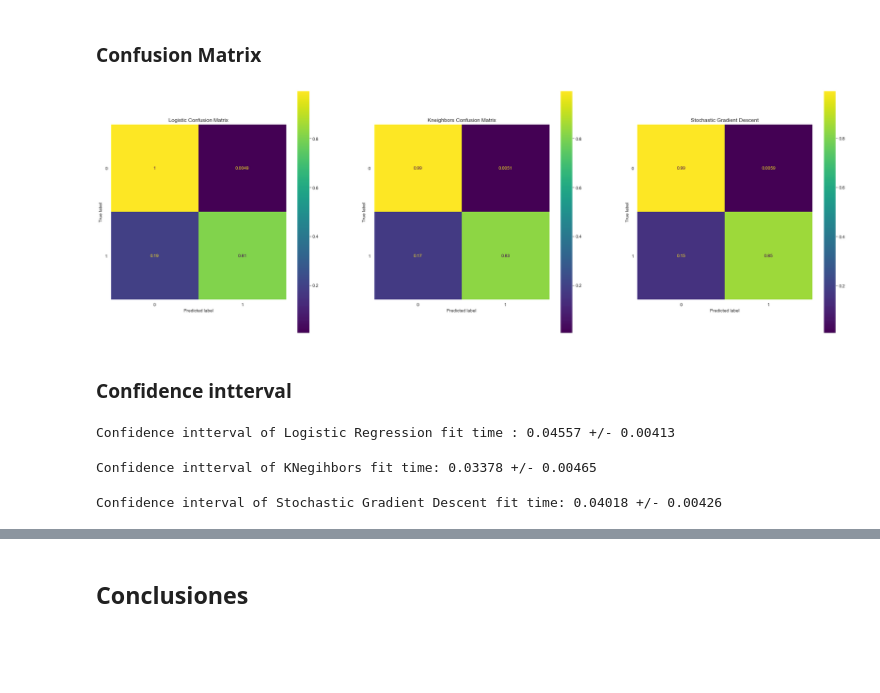
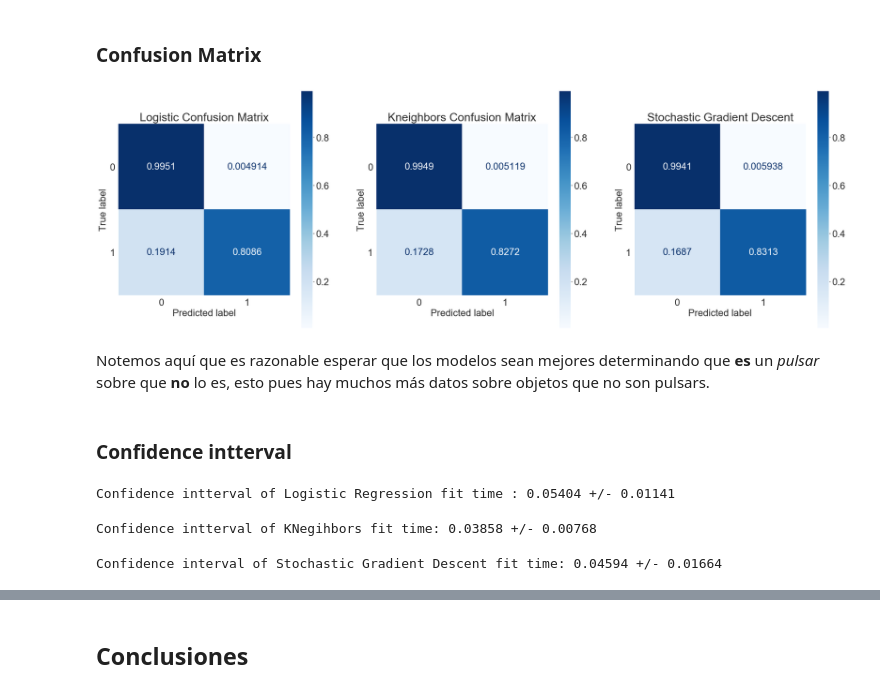
Before and after one commit to FabianCastellano/mat281_portfolio, a Jupyter notebook: Proyectos/m05_project02/m05_project02.ipynb, the cells around one changed output, grey strips where cells are left out. Saved outputs shown, nothing was run; the diff lists cells and outputs as text; code cells hidden in the pictures; blank space fills up the shorter version.

```diff
--- a/Proyectos/m05_project02/m05_project02.ipynb
+++ b/Proyectos/m05_project02/m05_project02.ipynb
@@ -591,11 +661,11 @@ from sklearn.linear_model import SGDClassifier
 my_model = SGDClassifier()
 # %%
 grid = {
-    'alpha': [1e-7,1e-6,1e-5,1e-4, 1e-3, 1e-2, 1e-1], # learning rate
-    'max_iter': [1e3,1e4,1e5,1e6], # number of epochs
-    'loss': ['hinge', 'log'],
-    'penalty': ['l2','l1','elasticnet'],
-    'n_jobs': [-1]
+    'alpha': [1e-7,1e-6,1e-5,1e-4, 1e-3, 1e-2, 1e-1]
+    , 'max_iter': [1e3,1e4,1e5,1e6]
+    , 'loss': ['hinge', 'log']
+    , 'penalty': ['l2','l1','elasticnet']
+    , 'n_jobs': [-1]
 }
 my_model_gs = GridSearchCV(estimator = my_model
                            , param_grid = grid
@@ -650,31 +727,60 @@ MY MODEL test precision score:0.93439
 # %%
 fig,axes= plt.subplots(1,3,figsize=(30,10))
 
-plot_confusion_matrix(logistic, X_test, y_test,ax=axes[0],normalize='true')
+plt.rcParams.update({'font.size': 22})
+
+plot_confusion_matrix(logistic
+                      , X_test
+                      , y_test
+                      , cmap = plt.cm.Blues
+                      , ax = axes[0]
+                      , normalize = 'true'
+                      , values_format = ".4g"
+                     )
 axes[0].set_title('Logistic Confusion Matrix')
 
-plot_confusion_matrix(knn, X_test, y_test,ax=axes[1],normalize='true')
+plot_confusion_matrix(knn
+                      , X_test
+                      , y_test
+                      , cmap = plt.cm.Blues
+                      , ax = axes[1]
+                      , normalize = 'true'
+                      , values_format = ".4g"
+                     )
 axes[1].set_title('Kneighbors Confusion Matrix')
 
-plot_confusion_matrix(sgd, X_test, y_test,ax=axes[2],normalize='true')
+plot_confusion_matrix(sgd
+                      , X_test
+                      , y_test
+                      , cmap = plt.cm.Blues
+                      , ax = axes[2]
+                      , normalize = 'true'
+                      , values_format = ".4g"
+                     )
 axes[2].set_title('Stochastic Gradient Descent')
 plt.show()
 # %% [output]
-[figure, old version]
+[figure, new version]
+# %% [markdown]
+Notemos aquí que es razonable esperar que los modelos sean mejores determinando que **es** un *pulsar* sobre que **no** lo es, esto pues hay muchos más datos sobre objetos que no son pulsars.
 # %% [markdown]
 ### Confidence intterval
 # %%
-print(f'Confidence intterval of Logistic Regression fit time : {np.mean(cross_validate(logistic,X_train,y_train)["fit_time"]):.5f} +/- {np.std(cross_validate(logistic,X_train,y_train)["fit_time"]):.5f} ')
+log_cv = cross_validate(logistic,X_train,y_train,cv = 10, scoring = 'precision')
+print(f'Confidence intterval of Logistic Regression fit time : {np.mean(log_cv["fit_time"]):.5f} +/- {np.std(log_cv["fit_time"]):.5f} ')
 # %% [output]
-Confidence intterval of Logistic Regression fit time : 0.04557 +/- 0.00413
+Confidence intterval of Logistic Regression fit time : 0.05404 +/- 0.01141
 # %%
-print(f'Confidence intterval of KNegihbors fit time: {np.mean(cross_validate(knn,X_train,y_train)["fit_time"]):.5f} +/- {np.std(cross_validate(knn,X_train,y_train)["fit_time"]):.5f} ')
+knn_cv = cross_validate(knn,X_train,y_train,cv = 10, scoring = 'precision')
+print(f'Confidence intterval of KNegihbors fit time: {np.mean(knn_cv["fit_time"]):.5f} +/- {np.std(knn_cv["fit_time"]):.5f}')
 # %% [output]
-Confidence intterval of KNegihbors fit time: 0.03378 +/- 0.00465
+Confidence intterval of KNegihbors fit time: 0.03858 +/- 0.00768
 # %%
-print(f'Confidence interval of Stochastic Gradient Descent fit time: {np.mean(cross_validate(sgd,X_train,y_train)["fit_time"]):.5f} +/- {np.std(cross_validate(sgd,X_train,y_train)["fit_time"]):.5f} ')
+sgd_cv = cross_validate(sgd,X_train,y_train,cv = 10, scoring = 'precision')
+print('Confidence interval of Stochastic Gradient Descent fit time: {} +/- {}'
+      .format(f'{np.mean(sgd_cv["fit_time"]):.5f}',f'{np.std(sgd_cv["fit_time"]):.5f}'))
 # %% [output]
-Confidence interval of Stochastic Gradient Descent fit time: 0.04018 +/- 0.00426
+Confidence interval of Stochastic Gradient Descent fit time: 0.04594 +/- 0.01664
 # %% [markdown]
 <a id='conclusions'></a>
 # %% [markdown]
```
Also changed, not shown: parts of 31 cells of this notebook.
